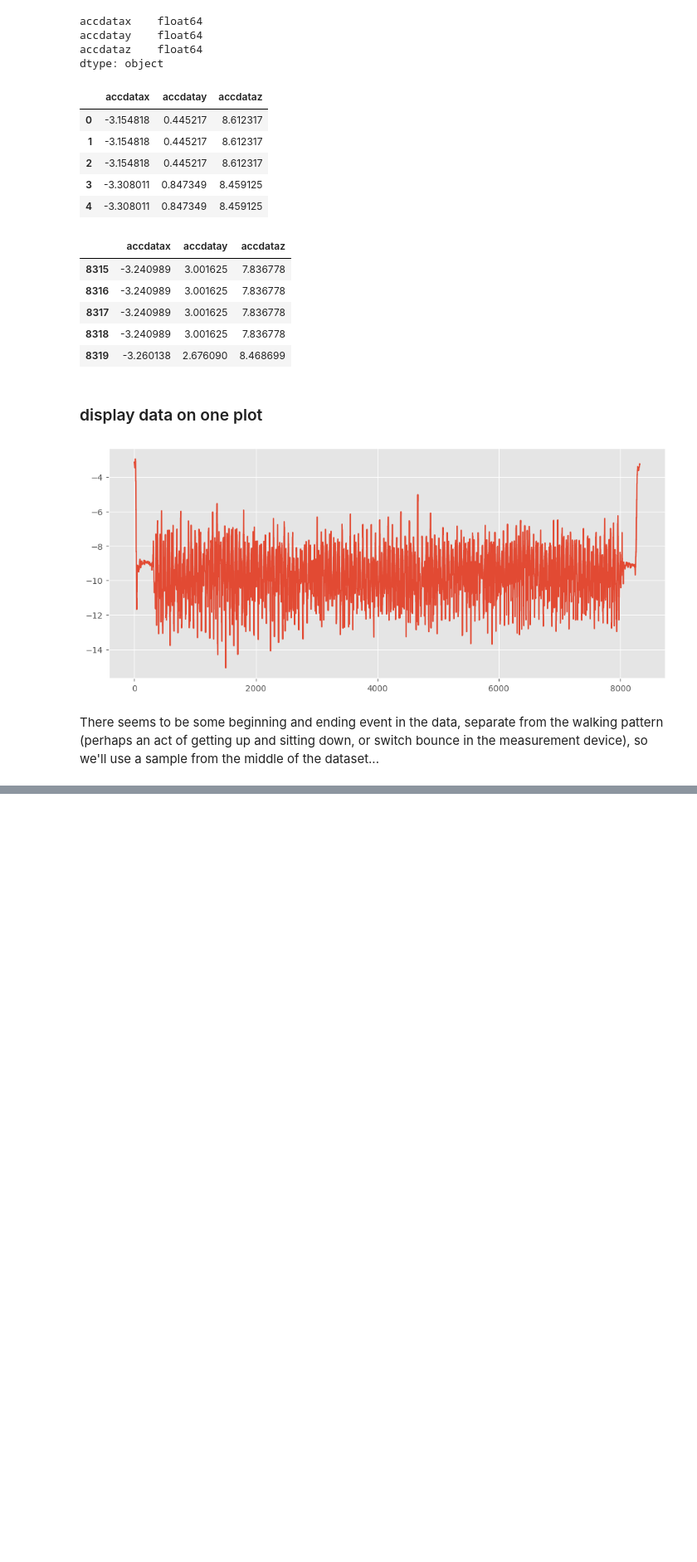
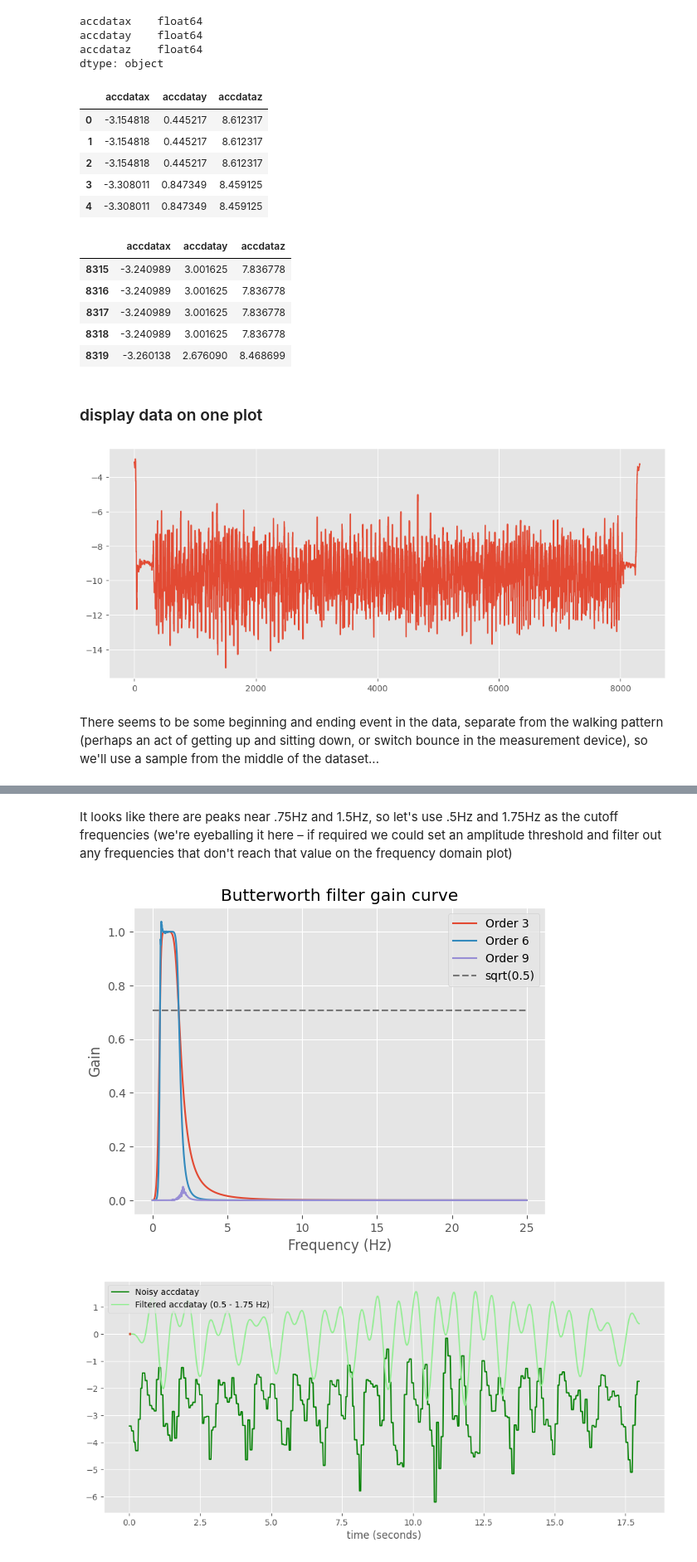
Before and after one commit to rickgladwin/applied_ai_challenges, a Jupyter notebook: week_1_wearable_step_counter.ipynb, the cells around one changed output, grey strips where cells are left out. Shown at 83% size. Saved outputs shown, nothing was run; the diff lists cells and outputs as text; code cells hidden in the pictures; blank space fills up the shorter version.

```diff
--- a/week_1_wearable_step_counter.ipynb
+++ b/week_1_wearable_step_counter.ipynb
@@ -159,0 +232,75 @@ sample count: 500
+# %% [markdown]
+It looks like there are peaks near .75Hz and 1.5Hz, so let's use .5Hz and 1.75Hz as the cutoff frequencies (we're eyeballing it here – if required we could set an amplitude threshold and filter out any frequencies that don't reach that value on the frequency domain plot)
+# %%
+from scipy.signal import butter, lfilter, freqz
+
+def butter_bandpass(lowcut, highcut, fs, order=5):
+    nyq = 0.5 * fs
+    low = lowcut / nyq
+    high = highcut / nyq
+    b, a = butter(order, [low, high], btype='band')
+    return b, a
+
+def butter_bandpass_filter(data, lowcut, highcut, fs, order=5):
+    b, a = butter_bandpass(lowcut, highcut, fs, order=order)
+    y = lfilter(b, a, data)
+    return y
+
+fs = 50
+# NOTE: if we filter out the higher of these two primary frequencies, we get a signal without a
+# consistent amplitude (unusable). If we filter out the lower, we get a smooth signal at a
+# higher frequency than the step frequency appears to be. It seems that the signal pattern
+# for a step from the y axis data is a combination of these two frequencies. Letting both of these
+# frequencies pass is the only way to get the gait signal without the noise.
+
+lowcut = 0.5
+# lowcut = 1.25
+highcut = 1.75
+# highcut = 1.0
+
+x_color_2 = "pink"
+y_color_2 = "lightgreen"
+z_color_2 = "lightblue"
+
+plt.figure(1)
+plt.clf()
+for order in [3, 6, 9]:
+    b, a = butter_bandpass(lowcut, highcut, fs, order=order)
+    w, h = freqz(b, a, worN=2000)
+    plt.plot((fs * 0.5 / np.pi) * w, abs(h), label='Order %d' % order)
+
+plt.plot([0, 0.5 * fs], [np.sqrt(0.5), np.sqrt(0.5)], '--', label='sqrt(0.5)')
+plt.xlabel('Frequency (Hz)')
+plt.ylabel('Gain')
+plt.title('Butterworth filter gain curve')
+plt.grid(True)
+plt.legend(loc='best')
+
+# Filter a noisy signal.
+T = 0.05
+nsamples = int(T * fs)
+t = np.linspace(0, T, nsamples, endpoint=False)
+a = 0.02
+f0 = 600.0
+x = 0.1 * np.sin(2 * np.pi * 1.2 * np.sqrt(t))
+x += 0.01 * np.cos(2 * np.pi * 312 * t + 0.1)
+x += a * np.cos(2 * np.pi * f0 * t + .11)
+x += 0.03 * np.cos(2 * np.pi * 2000 * t)
+
+plt.figure(2, figsize=(12, 5))
+plt.clf()
+plt.plot(time_series, y_sample_df, label='Noisy accdatay', color=y_color)
+
+# y = butter_bandpass_filter(x, lowcut, highcut, fs, order=6)
+y = butter_bandpass_filter(y_sample_df, lowcut, highcut, fs, order=6)
+plt.plot(time_series, y, label=f"Filtered accdatay ({lowcut} - {highcut} Hz)", color=y_color_2)
+plt.xlabel('time (seconds)')
+plt.hlines([-a, a], 0, T, linestyles='--')
+plt.grid(True)
+plt.axis('tight')
+plt.legend(loc='upper left')
+
+plt.show()
+# %% [output]
+[figure, added]
+[figure, added]
```
Also changed, not shown: parts of 9 cells of this notebook, 2 other files.
